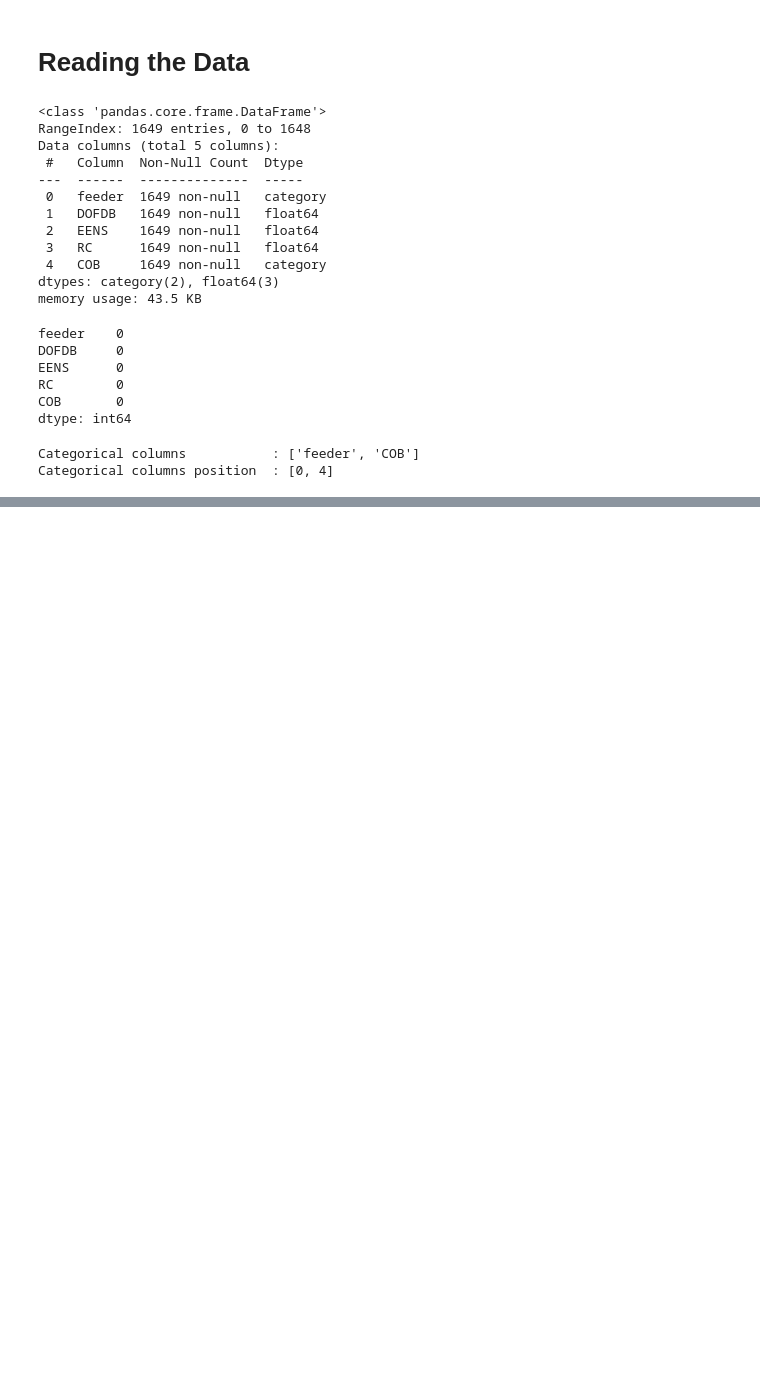
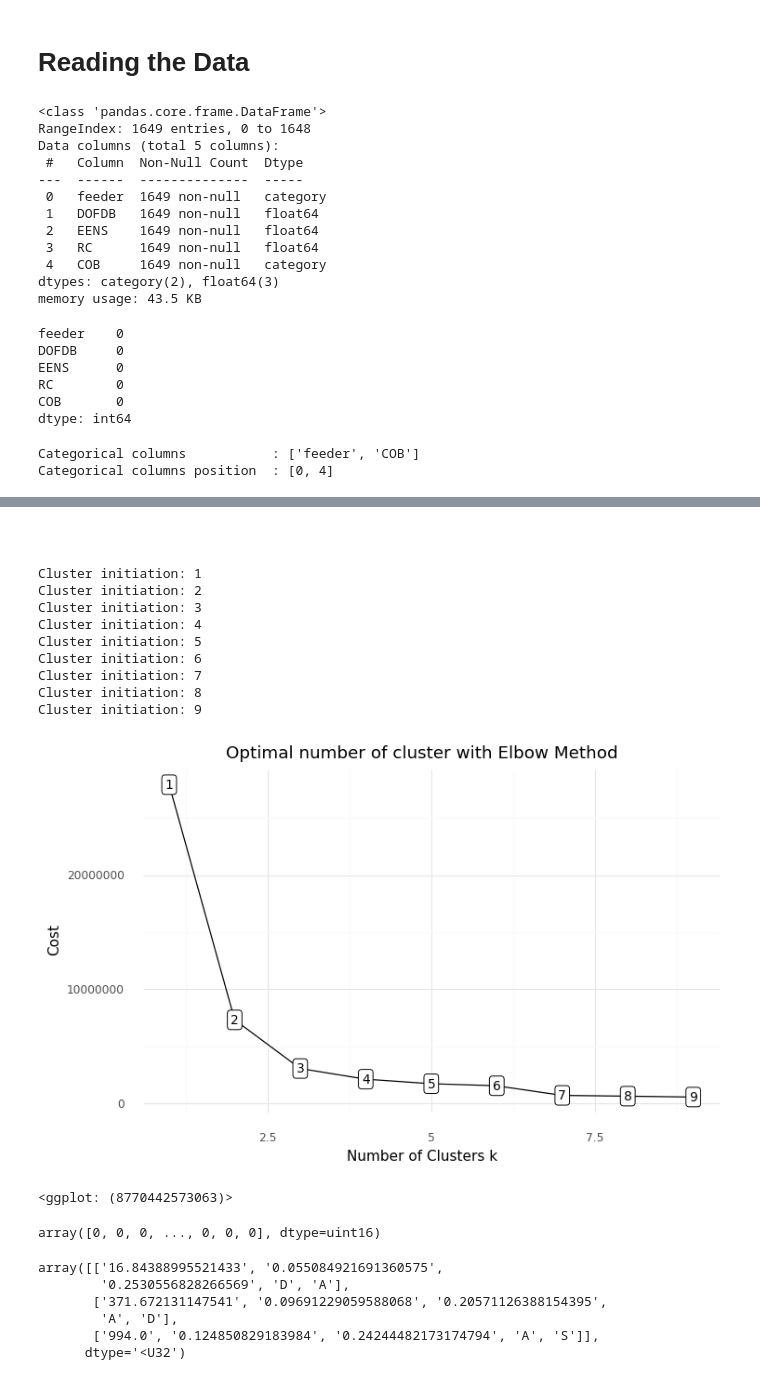
Before and after one commit to sheperd007/Predictive-maintenance-in-the-gas-industry, a Jupyter notebook: Electricity Networks Maintenance/Data Analysis Group/Jahani/K-prototypes.ipynb, the cells around one changed output, grey strips where cells are left out. Cells and saved outputs as stored; diff of their text form; code cells hidden in the pictures; blank space fills up the shorter version.

```diff
--- a/Electricity Networks Maintenance/Data Analysis Group/Jahani/K-prototypes.ipynb
+++ b/Electricity Networks Maintenance/Data Analysis Group/Jahani/K-prototypes.ipynb
@@ -176,0 +178,62 @@ data.groupby('Segment').agg(
+# %% [markdown]
+#
+# %%
+#ATTENTION : Second May be Change in Every run
+data=data[data.Segment=="First"].drop(["Total","Segment"],axis=1)
+# %%
+# Choose optimal K using Elbow method
+cost = []
+for cluster in range(1, 10):
+    try:
+        kprototype = KPrototypes(n_jobs = -1, n_clusters = cluster, init = 'Huang')
+        kprototype.fit_predict(data, categorical = catColumnsPos)
+        cost.append(kprototype.cost_)
+        print('Cluster initiation: {}'.format(cluster))
+    except:
+        break
+# Converting the results into a dataframe and plotting them
+df_cost = pd.DataFrame({'Cluster':range(1, len(cost)+1), 'Cost':cost})
+# Data viz
+plotnine.options.figure_size = (8, 4.8)
+(
+    ggplot(data = df_cost)+
+    geom_line(aes(x = 'Cluster',
+                  y = 'Cost'))+
+    geom_point(aes(x = 'Cluster',
+                   y = 'Cost'))+
+    geom_label(aes(x = 'Cluster',
+                   y = 'Cost',
+                   label = 'Cluster'),
+               size = 10,
+               nudge_y = 1000) +
+    labs(title = 'Optimal number of cluster with Elbow Method')+
+    xlab('Number of Clusters k')+
+    ylab('Cost')+
+    theme_minimal()
+)
+# %% [output]
+Cluster initiation: 1
+Cluster initiation: 2
+Cluster initiation: 3
+Cluster initiation: 4
+Cluster initiation: 5
+Cluster initiation: 6
+Cluster initiation: 7
+Cluster initiation: 8
+Cluster initiation: 9
+[figure, added]
+<ggplot: (8770442573063)>
+# %%
+kprototype = KPrototypes(n_jobs = -1, n_clusters = 3, init = 'Huang')
+kprototype.fit_predict(data, categorical = catColumnsPos)
+# %% [output]
+array([0, 0, 0, ..., 0, 0, 0], dtype=uint16)
+# %%
+kprototype.cluster_centroids_
+# %% [output]
+array([['16.84388995521433', '0.055084921691360575',
+        '0.2530556828266569', 'D', 'A'],
+       ['371.672131147541', '0.09691229059588068', '0.20571126388154395',
+        'A', 'D'],
+       ['994.0', '0.124850829183984', '0.24244482173174794', 'A', 'S']],
+      dtype='<U32')
```
Also changed, not shown: parts of 7 cells of this notebook.
